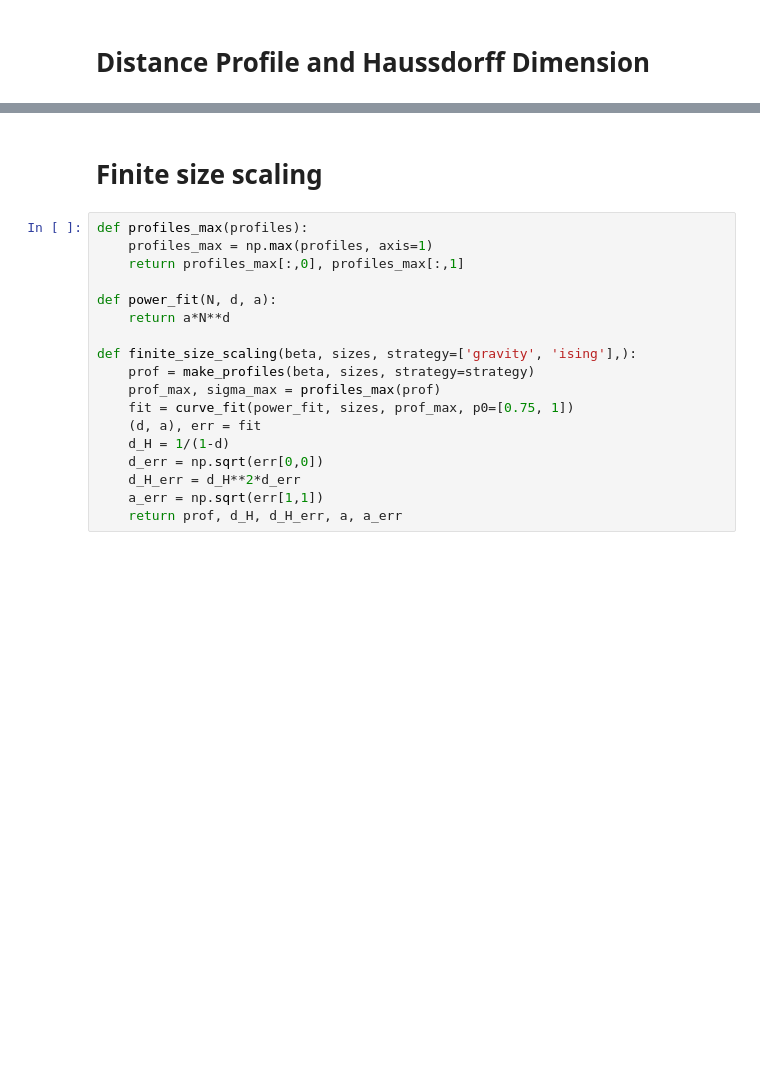
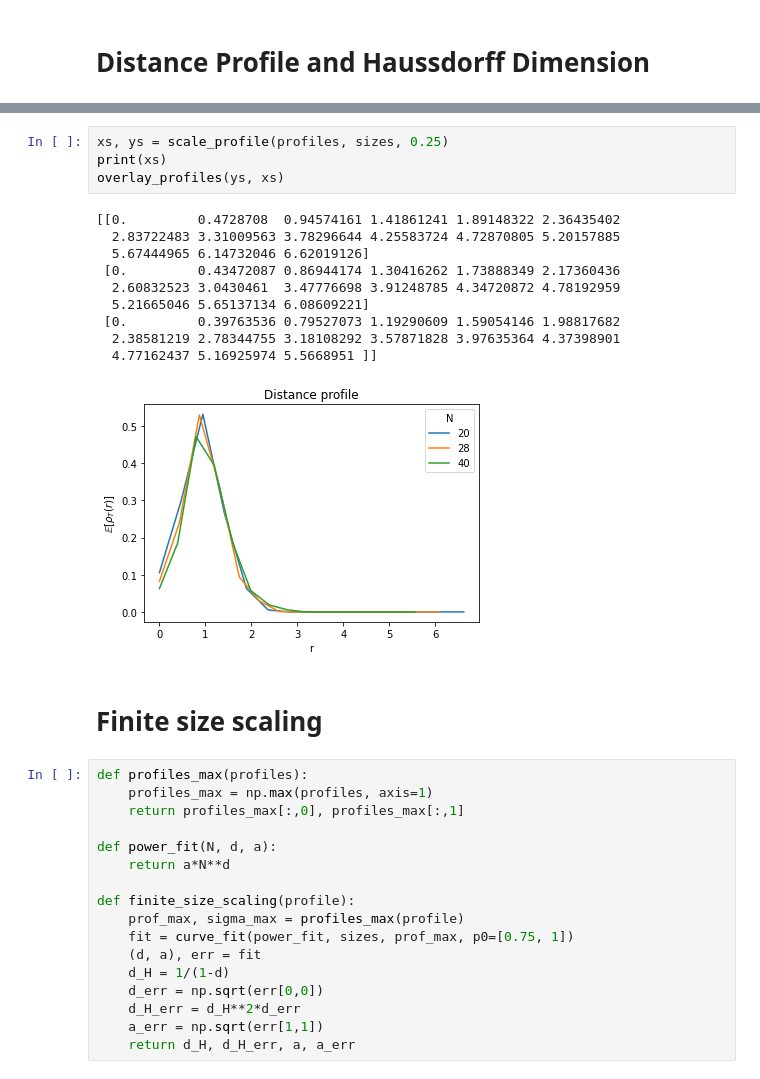
Before and after one commit to MattiaVarrone/EucliFer, a Jupyter notebook: 2D_QG/Examples.ipynb, the cells around one changed output, grey strips where cells are left out. Saved outputs shown, nothing was run; the diff lists cells and outputs as text; blank space fills up the shorter version.

```diff
--- a/2D_QG/Examples.ipynb
+++ b/2D_QG/Examples.ipynb
@@ -95,3 +114,18 @@ plt.show()
+# %%
+xs, ys = scale_profile(profiles, sizes, 0.25)
+print(xs)
+overlay_profiles(ys, xs)
+# %% [output]
+[[0.         0.4728708  0.94574161 1.41861241 1.89148322 2.36435402
+  2.83722483 3.31009563 3.78296644 4.25583724 4.72870805 5.20157885
+  5.67444965 6.14732046 6.62019126]
+ [0.         0.43472087 0.86944174 1.30416262 1.73888349 2.17360436
+  2.60832523 3.0430461  3.47776698 3.91248785 4.34720872 4.78192959
+  5.21665046 5.65137134 6.08609221]
+ [0.         0.39763536 0.79527073 1.19290609 1.59054146 1.98817682
+  2.38581219 2.78344755 3.18108292 3.57871828 3.97635364 4.37398901
+  4.77162437 5.16925974 5.5668951 ]]
+[figure, added]
 # %% [markdown]
 # Finite size scaling
 # %%
@@ -102,13 +136,12 @@ def profiles_max(profiles):
 def power_fit(N, d, a):
     return a*N**d
 
-def finite_size_scaling(beta, sizes, strategy=['gravity', 'ising'],):
-    prof = make_profiles(beta, sizes, strategy=strategy)
-    prof_max, sigma_max = profiles_max(prof)
+def finite_size_scaling(profile):
+    prof_max, sigma_max = profiles_max(profile)
     fit = curve_fit(power_fit, sizes, prof_max, p0=[0.75, 1])
     (d, a), err = fit
     d_H = 1/(1-d)
     d_err = np.sqrt(err[0,0])
     d_H_err = d_H**2*d_err
     a_err = np.sqrt(err[1,1])
-    return prof, d_H, d_H_err, a, a_err
+    return d_H, d_H_err, a, a_err
```
Also changed, not shown: parts of 18 cells of this notebook, 1 other file.
